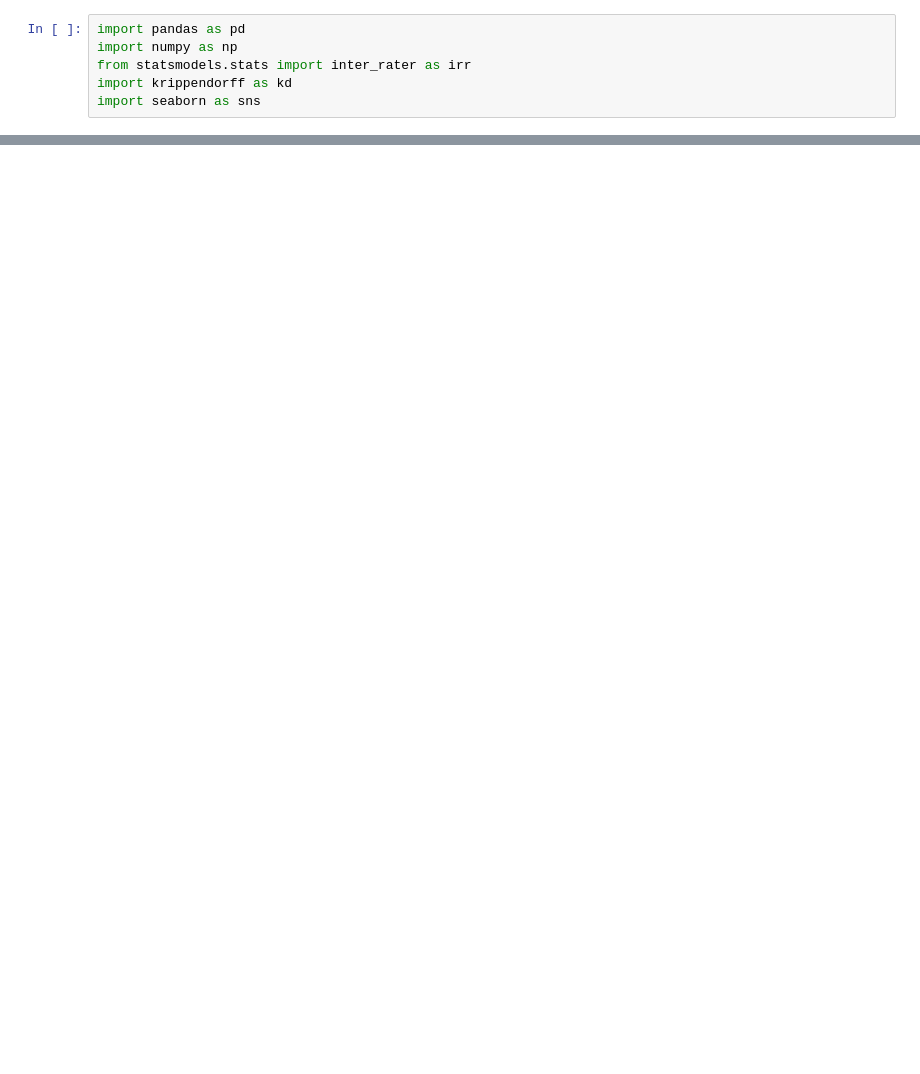
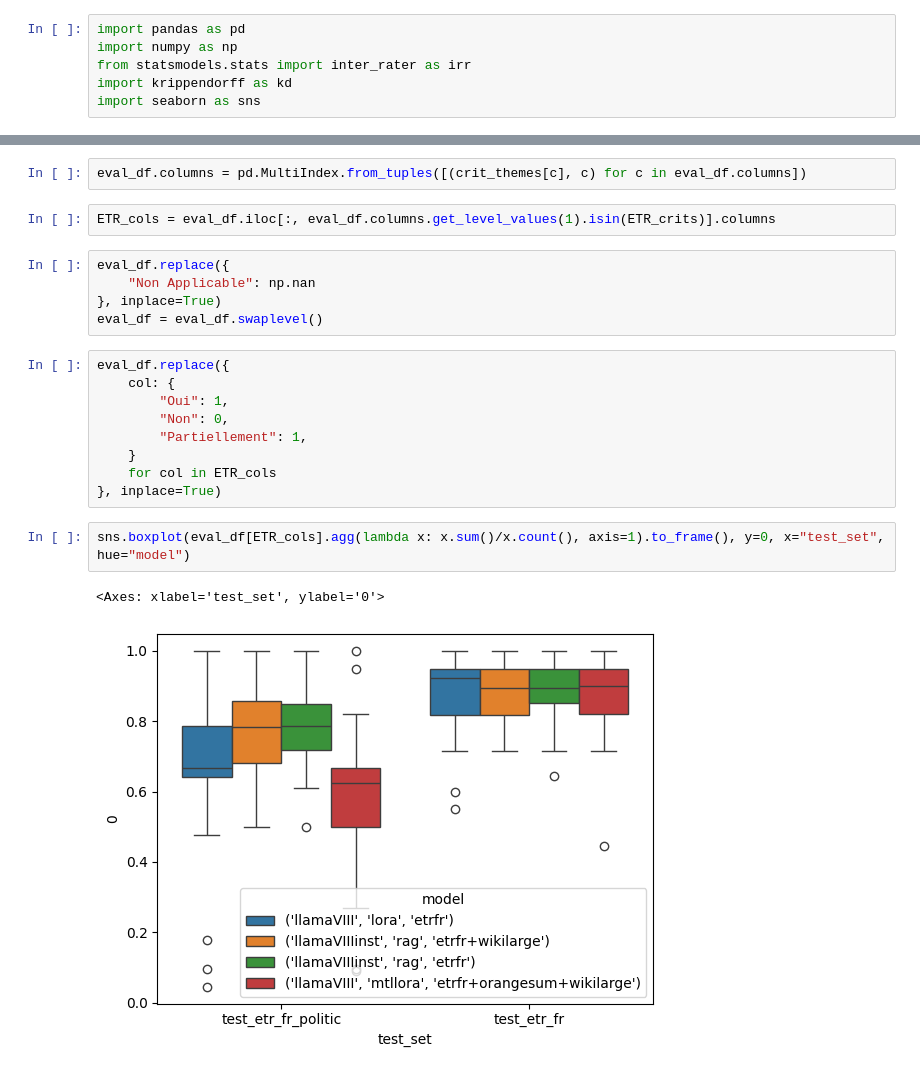
Before and after one commit to FrLdy/ETR-PEFT-Composition, a Jupyter notebook: notebooks/human_eval/analysis.ipynb, the cells around one changed output, grey strips where cells are left out. Drawn from its saved outputs; the diff is of its cells as text; blank space fills up the shorter version.

```diff
--- a/notebooks/human_eval/analysis.ipynb
+++ b/notebooks/human_eval/analysis.ipynb
@@ -268,0 +26,23 @@ df_iaa.replace(mapping).groupby(["criteria"]).apply(kdalpha).mean()
+# %%
+eval_df.columns = pd.MultiIndex.from_tuples([(crit_themes[c], c) for c in eval_df.columns])
+# %%
+ETR_cols = eval_df.iloc[:, eval_df.columns.get_level_values(1).isin(ETR_crits)].columns
+# %%
+eval_df.replace({
+    "Non Applicable": np.nan
+}, inplace=True)
+eval_df = eval_df.swaplevel()
+# %%
+eval_df.replace({
+    col: {
+        "Oui": 1,
+        "Non": 0,
+        "Partiellement": 1,
+    }
+    for col in ETR_cols
+}, inplace=True)
+# %%
+sns.boxplot(eval_df[ETR_cols].agg(lambda x: x.sum()/x.count(), axis=1).to_frame(), y=0, x="test_set", hue="model")
+# %% [output]
+<Axes: xlabel='test_set', ylabel='0'>
+[figure, added]
```
Also changed, not shown: parts of 21 cells of this notebook, 2 other files.
